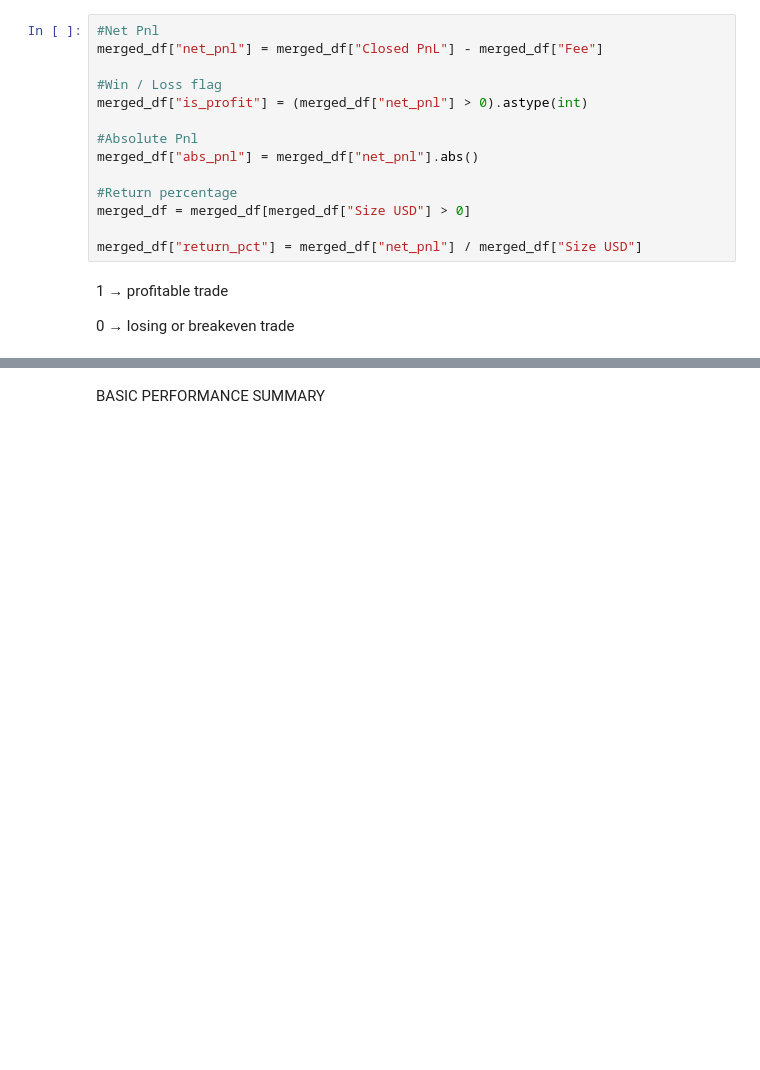
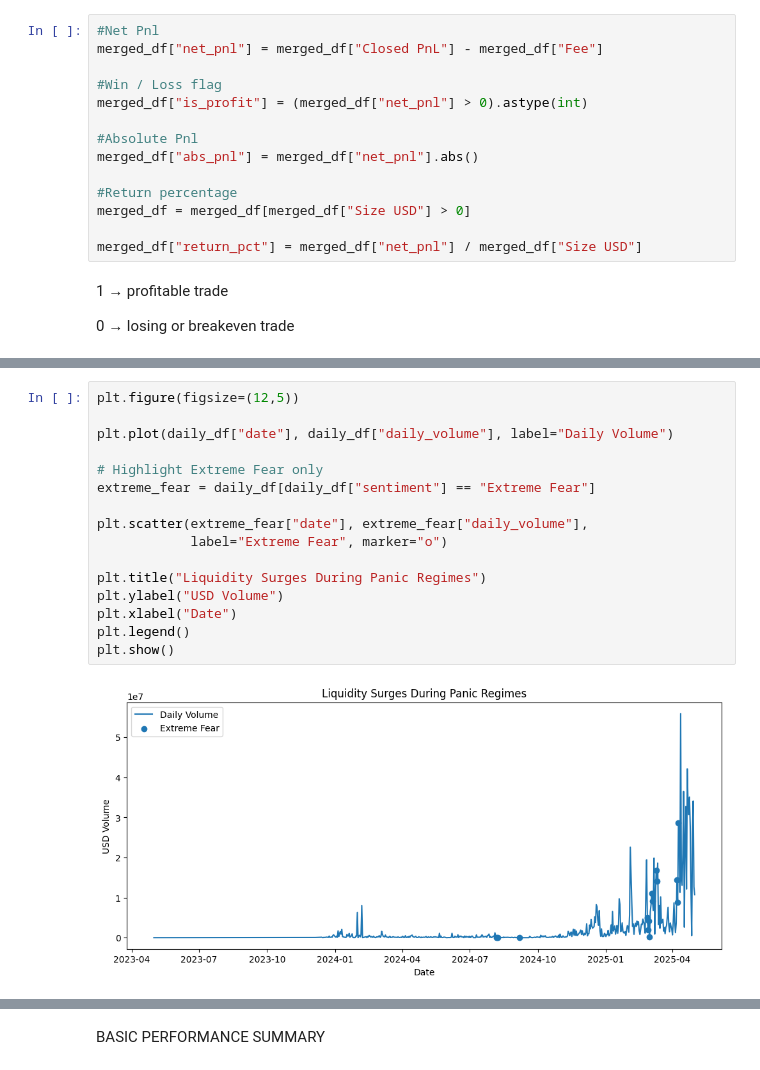
Before and after one commit to Malleshnp/-market-sentiment-Fear-Greed-trader-behavior-and-performance, a Jupyter notebook: notebook_1.ipynb, the cells around one changed output, grey strips where cells are left out. Drawn from its saved outputs; the diff is of its cells as text; blank space fills up the shorter version.

```diff
--- a/notebook_1.ipynb
+++ b/notebook_1.ipynb
@@ -145,0 +246,18 @@ merged_df["return_pct"] = merged_df["net_pnl"] / merged_df["Size USD"]
+# %%
+plt.figure(figsize=(12,5))
+
+plt.plot(daily_df["date"], daily_df["daily_volume"], label="Daily Volume")
+
+# Highlight Extreme Fear only
+extreme_fear = daily_df[daily_df["sentiment"] == "Extreme Fear"]
+
+plt.scatter(extreme_fear["date"], extreme_fear["daily_volume"],
+            label="Extreme Fear", marker="o")
+
+plt.title("Liquidity Surges During Panic Regimes")
+plt.ylabel("USD Volume")
+plt.xlabel("Date")
+plt.legend()
+plt.show()
+# %% [output]
+[figure, added]
```
Also changed, not shown: parts of 35 cells of this notebook.
